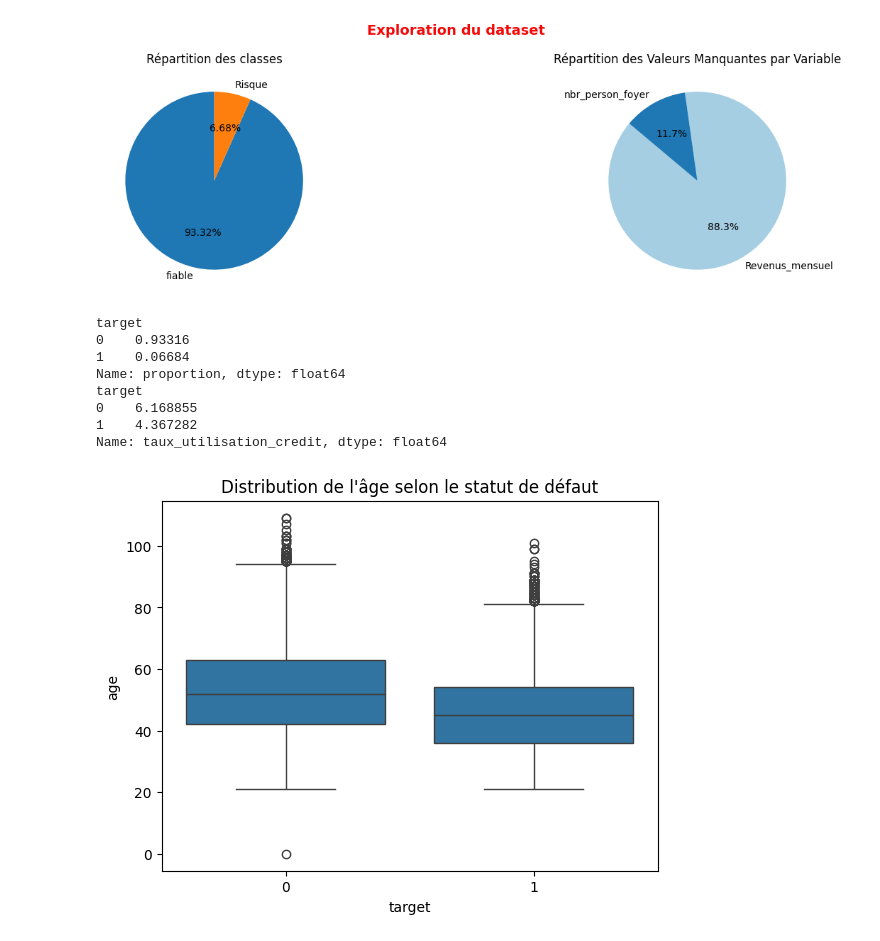
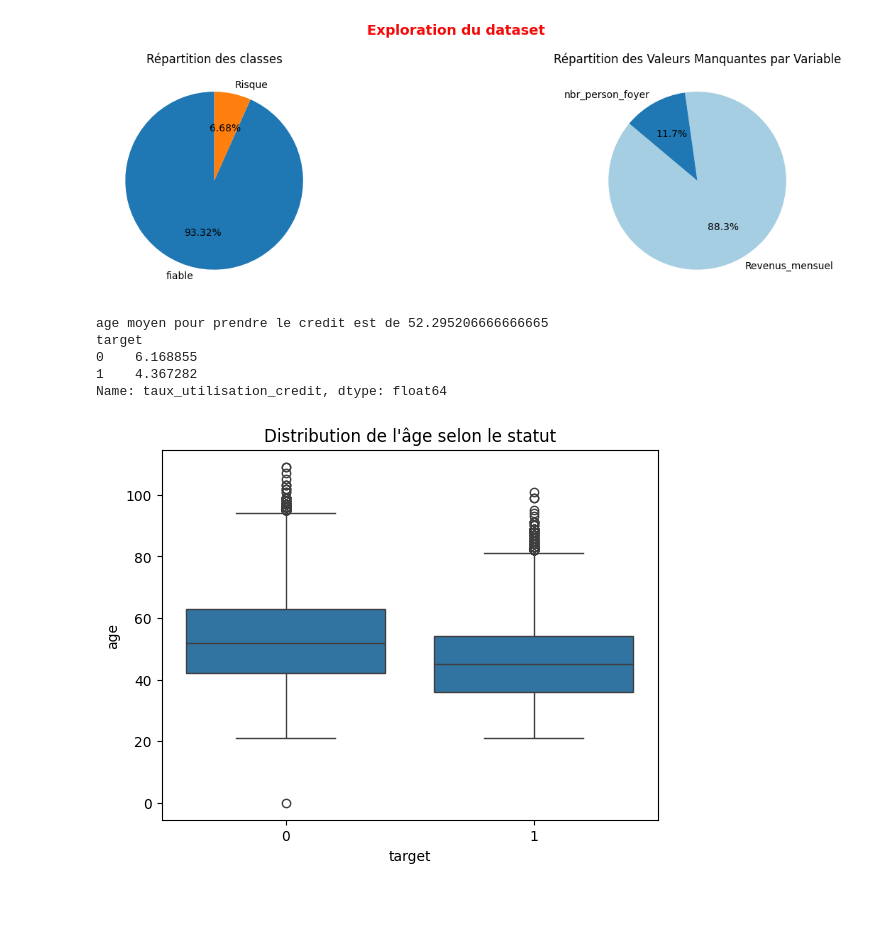
Before and after one commit to jarviscanada/jarvis_data_eng_IvanNgoudjo, a Jupyter notebook: credit_score/model/score_credit.ipynb, the cells around one changed output. Saved outputs shown, nothing was run; the diff lists cells and outputs as text; code cells hidden in the pictures; blank space fills up the shorter version.

```diff
--- a/credit_score/model/score_credit.ipynb
+++ b/credit_score/model/score_credit.ipynb
@@ -95,22 +95,19 @@ plt.show()
 [figure]
 # %%
 # 1. Vérifier le déséquilibre de la cible
-print(data_score_credit['target'].value_counts(normalize=True))
+print(f"age moyen pour prendre le credit est de {data_score_credit['age'].mean()}")
 
 # 2. Comparer la moyenne du taux d'utilisation du crédit selon la cible
 print(data_score_credit.groupby('target')['taux_utilisation_credit'].mean())
 
 
 sns.boxplot(x='target', y='age', data=data_score_credit)
-plt.title("Distribution de l'âge selon le statut de défaut")
+plt.title("Distribution de l'âge selon le statut")
 plt.show()
 # %% [output]
-target
-0    0.93316
-1    0.06684
-Name: proportion, dtype: float64
+age moyen pour prendre le credit est de 52.295206666666665
 target
 0    6.168855
 1    4.367282
 Name: taux_utilisation_credit, dtype: float64
-[figure, old version]
+[figure, new version]
```
Also changed, not shown: parts of 2 cells of this notebook.
